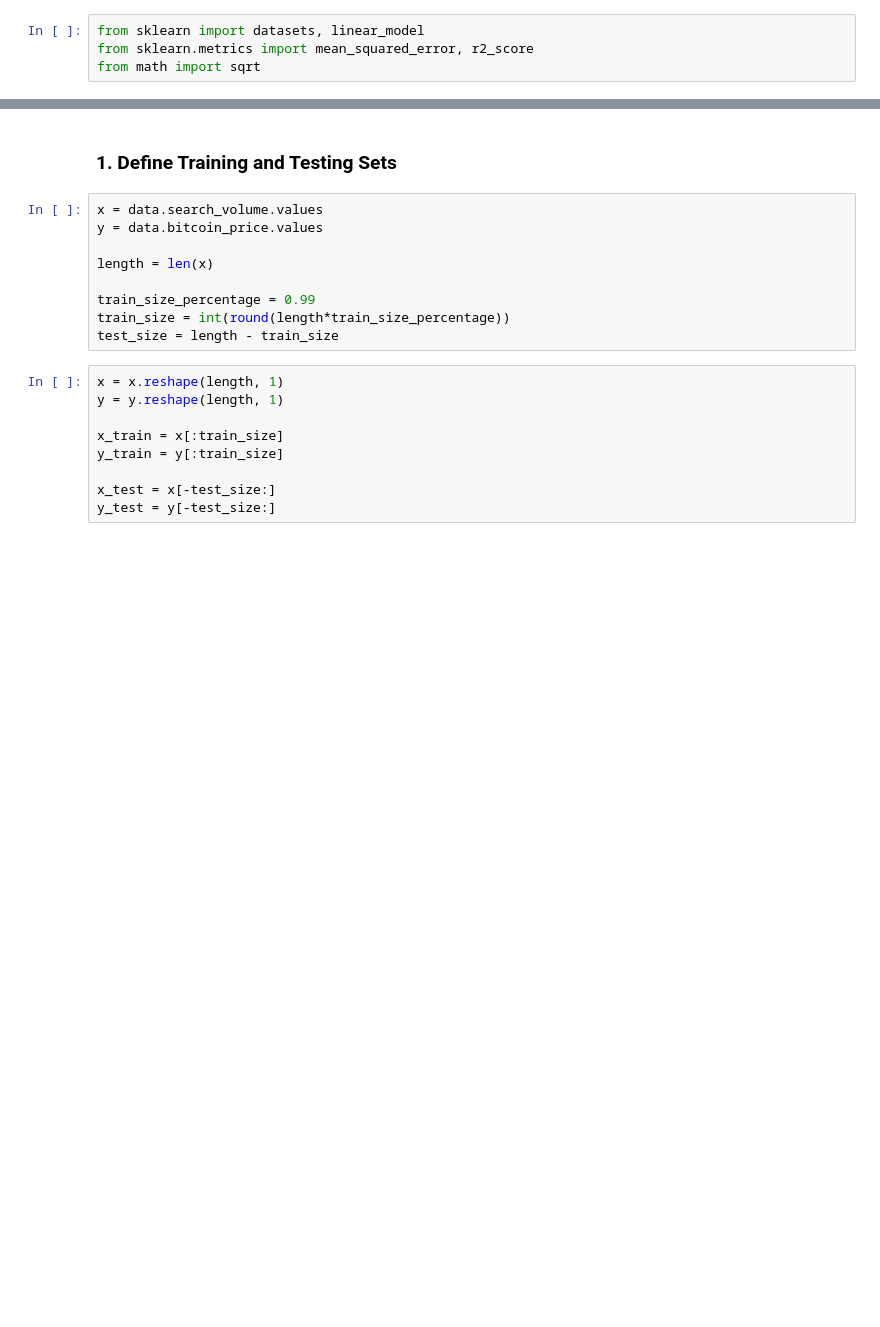
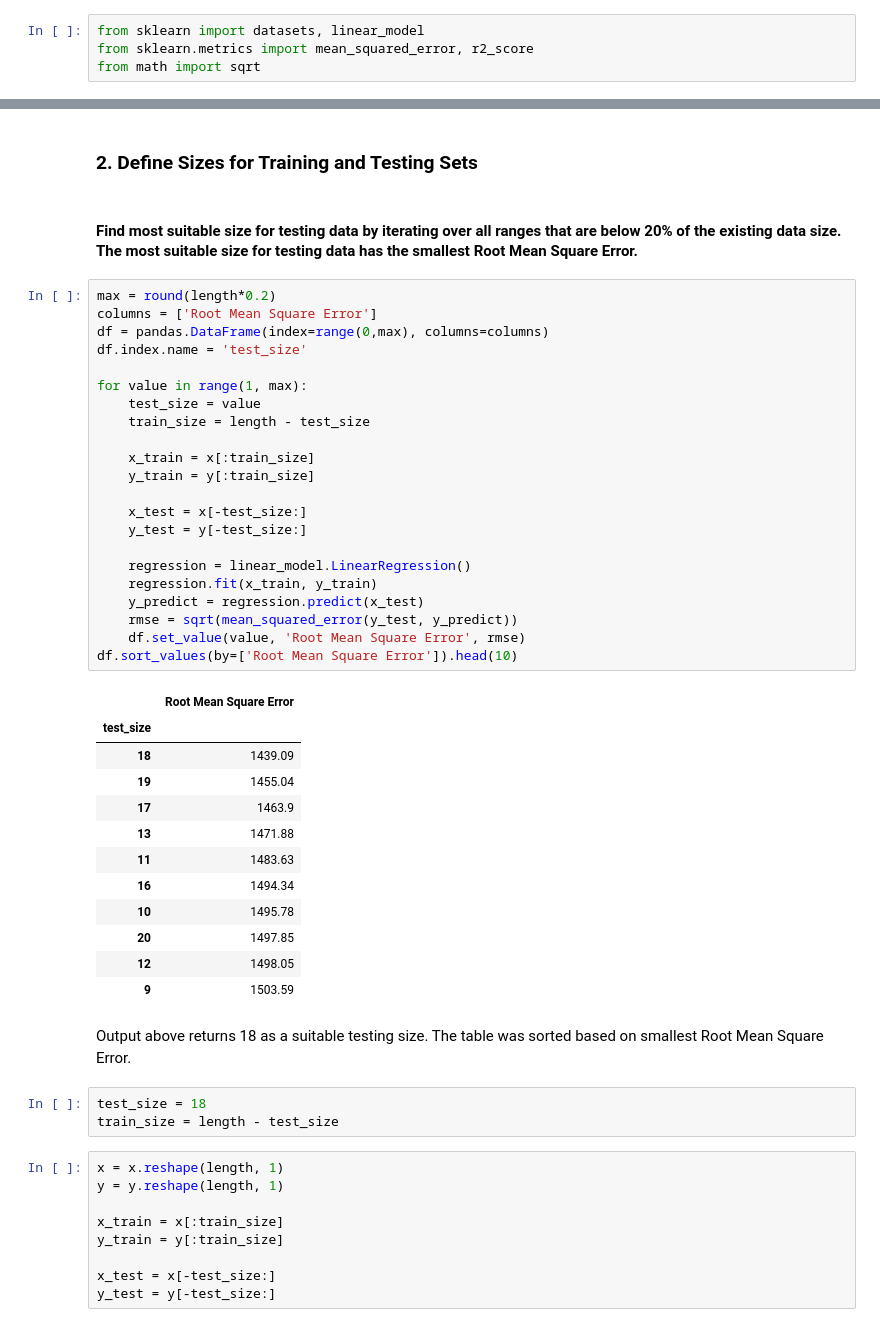
Before and after one commit to thutrangdong/coding-thesis, a Jupyter notebook: workspace_jupyter/02_Linear Regression.ipynb, the cells around one changed output, grey strips where cells are left out. Cells and saved outputs as stored; diff of their text form; blank space fills up the shorter version.

```diff
--- a/workspace_jupyter/02_Linear Regression.ipynb
+++ b/workspace_jupyter/02_Linear Regression.ipynb
@@ -14,14 +24,47 @@ from math import sqrt
 # %% [markdown]
-### 1. Define Training and Testing Sets
+### 2. Define Sizes for Training and Testing Sets
-# %%
-x = data.search_volume.values
-y = data.bitcoin_price.values
-
-length = len(x)
-
-train_size_percentage = 0.99
-train_size = int(round(length*train_size_percentage))
-test_size = length - train_size
+# %% [markdown]
+#### Find most suitable size for testing data by iterating over all ranges that are below 20% of the existing data size. The most suitable size for testing data has the smallest Root Mean Square Error.
+# %%
+max = round(length*0.2)
+columns = ['Root Mean Square Error']
+df = pandas.DataFrame(index=range(0,max), columns=columns)
+df.index.name = 'test_size'
+
+for value in range(1, max):
+    test_size = value
+    train_size = length - test_size
+
+    x_train = x[:train_size]
+    y_train = y[:train_size]
+
+    x_test = x[-test_size:]
+    y_test = y[-test_size:]
+
+    regression = linear_model.LinearRegression()
+    regression.fit(x_train, y_train)
+    y_predict = regression.predict(x_test)
+    rmse = sqrt(mean_squared_error(y_test, y_predict))
+    df.set_value(value, 'Root Mean Square Error', rmse)
+df.sort_values(by=['Root Mean Square Error']).head(10)
+# %% [output]
+|  | Root Mean Square Error |
+| test_size |  |
+| 18 | 1439.09 |
+| 19 | 1455.04 |
+| 17 | 1463.9 |
+| 13 | 1471.88 |
+| 11 | 1483.63 |
+| 16 | 1494.34 |
+| 10 | 1495.78 |
+| 20 | 1497.85 |
+| 12 | 1498.05 |
+| 9 | 1503.59 |
+# %% [markdown]
+Output above returns 18 as a suitable testing size. The table was sorted based on smallest Root Mean Square Error.
+# %%
+test_size = 18
+train_size = length - test_size
 # %%
 x = x.reshape(length, 1)
 y = y.reshape(length, 1)
```
Also changed, not shown: parts of 9 cells of this notebook.
